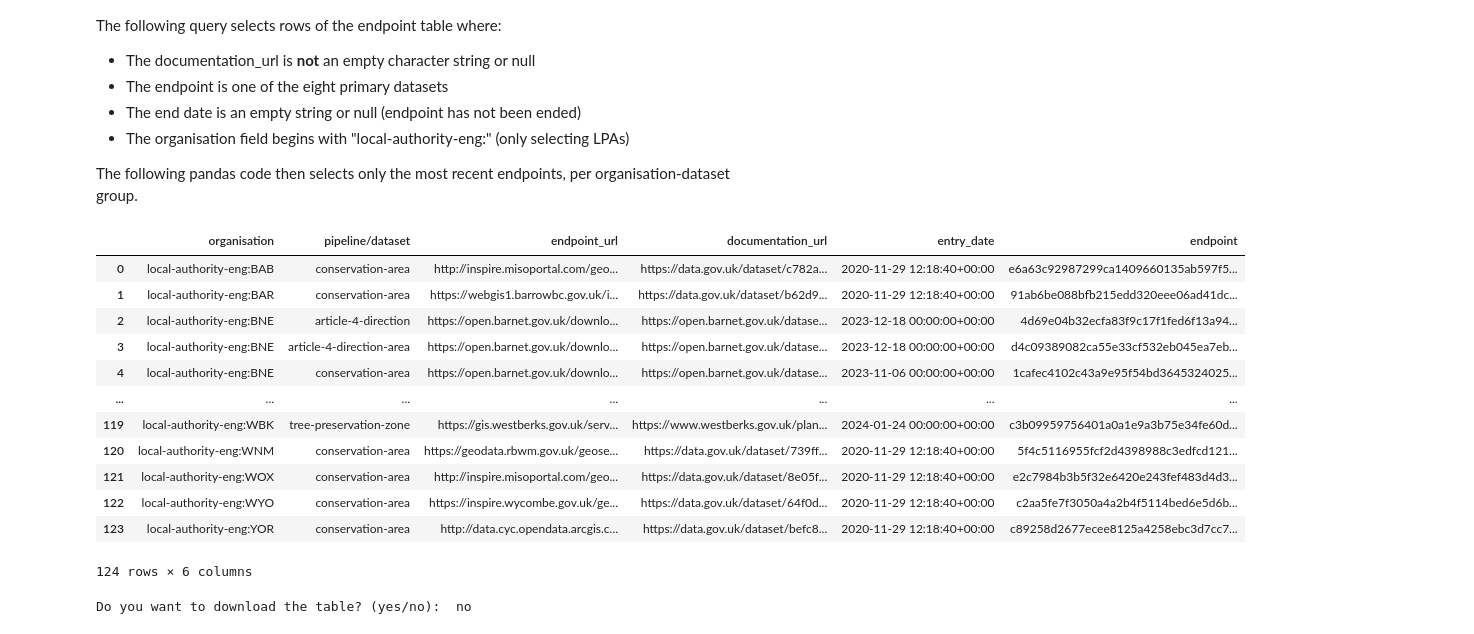
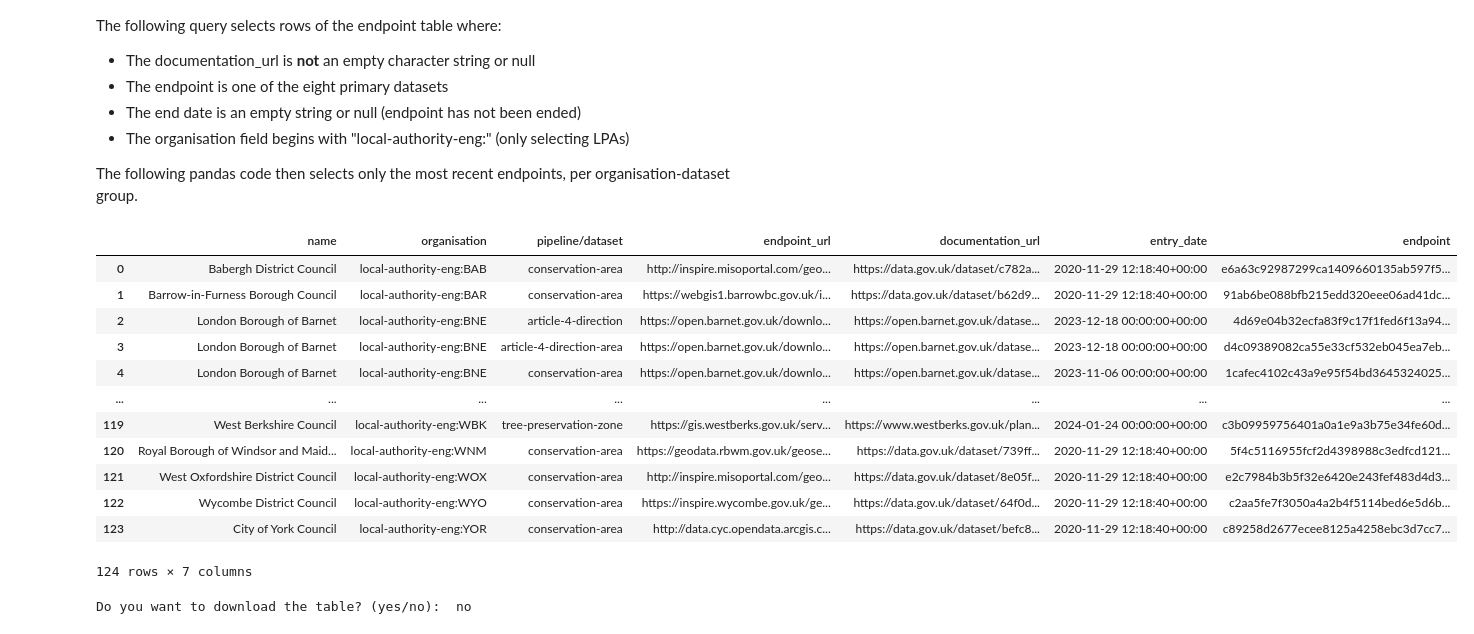
Before and after one commit to digital-land/jupyter-analysis, a Jupyter notebook: endpoint_document_url_checks.ipynb, the cells around one changed output. Saved outputs shown, nothing was run; the diff lists cells and outputs as text; code cells hidden in the pictures.

```diff
--- a/endpoint_document_url_checks.ipynb
+++ b/endpoint_document_url_checks.ipynb
@@ -104,6 +105,7 @@ def grab_endpoints_with_docs():
     params = urllib.parse.urlencode({
         "sql": f"""
         SELECT
+            o.name,
             s.organisation,
             sp.pipeline AS 'pipeline/dataset',
             e.endpoint_url,
@@ -114,6 +116,7 @@ def grab_endpoints_with_docs():
             endpoint e
             INNER JOIN source s on e.endpoint = s.endpoint
             INNER JOIN source_pipeline sp on s.source = sp.source
+            INNER JOIN organisation o on o.organisation = replace(s.organisation, '-eng', '')
         WHERE
             (documentation_url != "" AND documentation_url IS NOT NULL)
             AND (sp.pipeline IN (
@@ -123,46 +126,46 @@ def grab_endpoints_with_docs():
                 'conservation-area-document',
                 'listed-building-outline',
                 'tree-preservation-zone',
                 'tree-preservation-order',
                 'tree'))
             AND (s.end_date == "" OR s.end_date IS NULL)
             AND s.organisation LIKE "local-authority%"
         """,
         "_size": "max"
     })
 
     url = f"{datasette_url}digital-land.csv?{params}"
     endpoints_with_doc_url = pd.read_csv(url)
     return endpoints_with_doc_url
 
 df = grab_endpoints_with_docs()
 
 df['entry_date'] = pd.to_datetime(df['entry_date'])
 
 # Group by 'organisation' and 'pipeline/dataset', then find the index of the most recent entry
 idx = df.groupby(['organisation', 'pipeline/dataset'])['entry_date'].idxmax()
 
 # Use the index to select the rows
 endpoints_with_doc_url = df.loc[idx].reset_index()
 
 #Drop index field
 endpoints_with_doc_url = endpoints_with_doc_url.drop("index", axis=1)
 
 endpoints_with_doc_url
 # %% [output]
-|  | organisation | pipeline/dataset | endpoint_url | documentation_url | entry_date | endpoint |
-| 0 | local-authority-eng:BAB | conservation-area | http://inspire.misoportal.com/geo... | https://data.gov.uk/dataset/c782a... | 2020-11-29 12:18:40+00:00 | e6a63c92987299ca1409660135ab597f5... |
-| 1 | local-authority-eng:BAR | conservation-area | https://webgis1.barrowbc.gov.uk/i... | https://data.gov.uk/dataset/b62d9... | 2020-11-29 12:18:40+00:00 | 91ab6be088bfb215edd320eee06ad41dc... |
-| 2 | local-authority-eng:BNE | article-4-direction | https://open.barnet.gov.uk/downlo... | https://open.barnet.gov.uk/datase... | 2023-12-18 00:00:00+00:00 | 4d69e04b32ecfa83f9c17f1fed6f13a94... |
-| 3 | local-authority-eng:BNE | article-4-direction-area | https://open.barnet.gov.uk/downlo... | https://open.barnet.gov.uk/datase... | 2023-12-18 00:00:00+00:00 | d4c09389082ca55e33cf532eb045ea7eb... |
-| 4 | local-authority-eng:BNE | conservation-area | https://open.barnet.gov.uk/downlo... | https://open.barnet.gov.uk/datase... | 2023-11-06 00:00:00+00:00 | 1cafec4102c43a9e95f54bd3645324025... |
-| ... | ... | ... | ... | ... | ... | ... |
-| 119 | local-authority-eng:WBK | tree-preservation-zone | https://gis.westberks.gov.uk/serv... | https://www.westberks.gov.uk/plan... | 2024-01-24 00:00:00+00:00 | c3b09959756401a0a1e9a3b75e34fe60d... |
-| 120 | local-authority-eng:WNM | conservation-area | https://geodata.rbwm.gov.uk/geose... | https://data.gov.uk/dataset/739ff... | 2020-11-29 12:18:40+00:00 | 5f4c5116955fcf2d4398988c3edfcd121... |
-| 121 | local-authority-eng:WOX | conservation-area | http://inspire.misoportal.com/geo... | https://data.gov.uk/dataset/8e05f... | 2020-11-29 12:18:40+00:00 | e2c7984b3b5f32e6420e243fef483d4d3... |
-| 122 | local-authority-eng:WYO | conservation-area | https://inspire.wycombe.gov.uk/ge... | https://data.gov.uk/dataset/64f0d... | 2020-11-29 12:18:40+00:00 | c2aa5fe7f3050a4a2b4f5114bed6e5d6b... |
-| 123 | local-authority-eng:YOR | conservation-area | http://data.cyc.opendata.arcgis.c... | https://data.gov.uk/dataset/befc8... | 2020-11-29 12:18:40+00:00 | c89258d2677ecee8125a4258ebc3d7cc7... |
+|  | name | organisation | pipeline/dataset | endpoint_url | documentation_url | entry_date | endpoint |
+| 0 | Babergh District Council | local-authority-eng:BAB | conservation-area | http://inspire.misoportal.com/geo... | https://data.gov.uk/dataset/c782a... | 2020-11-29 12:18:40+00:00 | e6a63c92987299ca1409660135ab597f5... |
+| 1 | Barrow-in-Furness Borough Council | local-authority-eng:BAR | conservation-area | https://webgis1.barrowbc.gov.uk/i... | https://data.gov.uk/dataset/b62d9... | 2020-11-29 12:18:40+00:00 | 91ab6be088bfb215edd320eee06ad41dc... |
+| 2 | London Borough of Barnet | local-authority-eng:BNE | article-4-direction | https://open.barnet.gov.uk/downlo... | https://open.barnet.gov.uk/datase... | 2023-12-18 00:00:00+00:00 | 4d69e04b32ecfa83f9c17f1fed6f13a94... |
+| 3 | London Borough of Barnet | local-authority-eng:BNE | article-4-direction-area | https://open.barnet.gov.uk/downlo... | https://open.barnet.gov.uk/datase... | 2023-12-18 00:00:00+00:00 | d4c09389082ca55e33cf532eb045ea7eb... |
+| 4 | London Borough of Barnet | local-authority-eng:BNE | conservation-area | https://open.barnet.gov.uk/downlo... | https://open.barnet.gov.uk/datase... | 2023-11-06 00:00:00+00:00 | 1cafec4102c43a9e95f54bd3645324025... |
+| ... | ... | ... | ... | ... | ... | ... | ... |
+| 119 | West Berkshire Council | local-authority-eng:WBK | tree-preservation-zone | https://gis.westberks.gov.uk/serv... | https://www.westberks.gov.uk/plan... | 2024-01-24 00:00:00+00:00 | c3b09959756401a0a1e9a3b75e34fe60d... |
+| 120 | Royal Borough of Windsor and Maid... | local-authority-eng:WNM | conservation-area | https://geodata.rbwm.gov.uk/geose... | https://data.gov.uk/dataset/739ff... | 2020-11-29 12:18:40+00:00 | 5f4c5116955fcf2d4398988c3edfcd121... |
+| 121 | West Oxfordshire District Council | local-authority-eng:WOX | conservation-area | http://inspire.misoportal.com/geo... | https://data.gov.uk/dataset/8e05f... | 2020-11-29 12:18:40+00:00 | e2c7984b3b5f32e6420e243fef483d4d3... |
+| 122 | Wycombe District Council | local-authority-eng:WYO | conservation-area | https://inspire.wycombe.gov.uk/ge... | https://data.gov.uk/dataset/64f0d... | 2020-11-29 12:18:40+00:00 | c2aa5fe7f3050a4a2b4f5114bed6e5d6b... |
+| 123 | City of York Council | local-authority-eng:YOR | conservation-area | http://data.cyc.opendata.arcgis.c... | https://data.gov.uk/dataset/befc8... | 2020-11-29 12:18:40+00:00 | c89258d2677ecee8125a4258ebc3d7cc7... |
-124 rows × 6 columns
+124 rows × 7 columns
 # %%
 download = input("Do you want to download the table? (yes/no): ")
 
```
Also changed, not shown: parts of 1 cell of this notebook.
